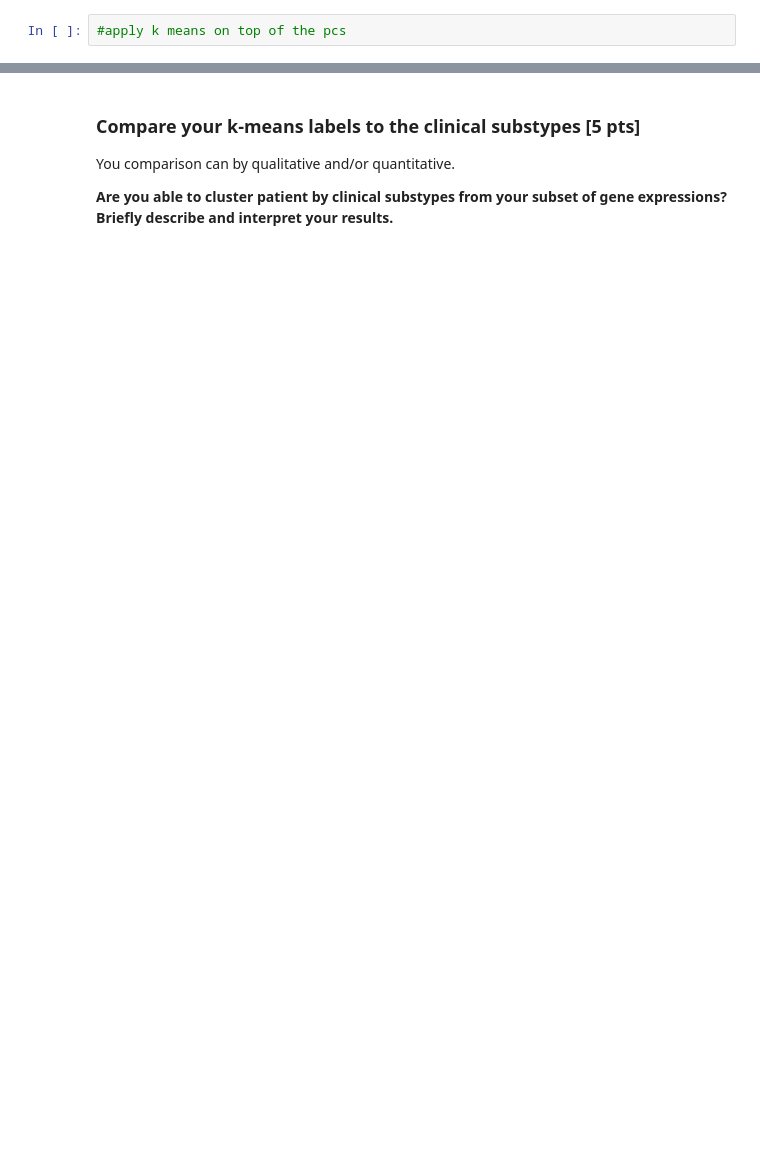
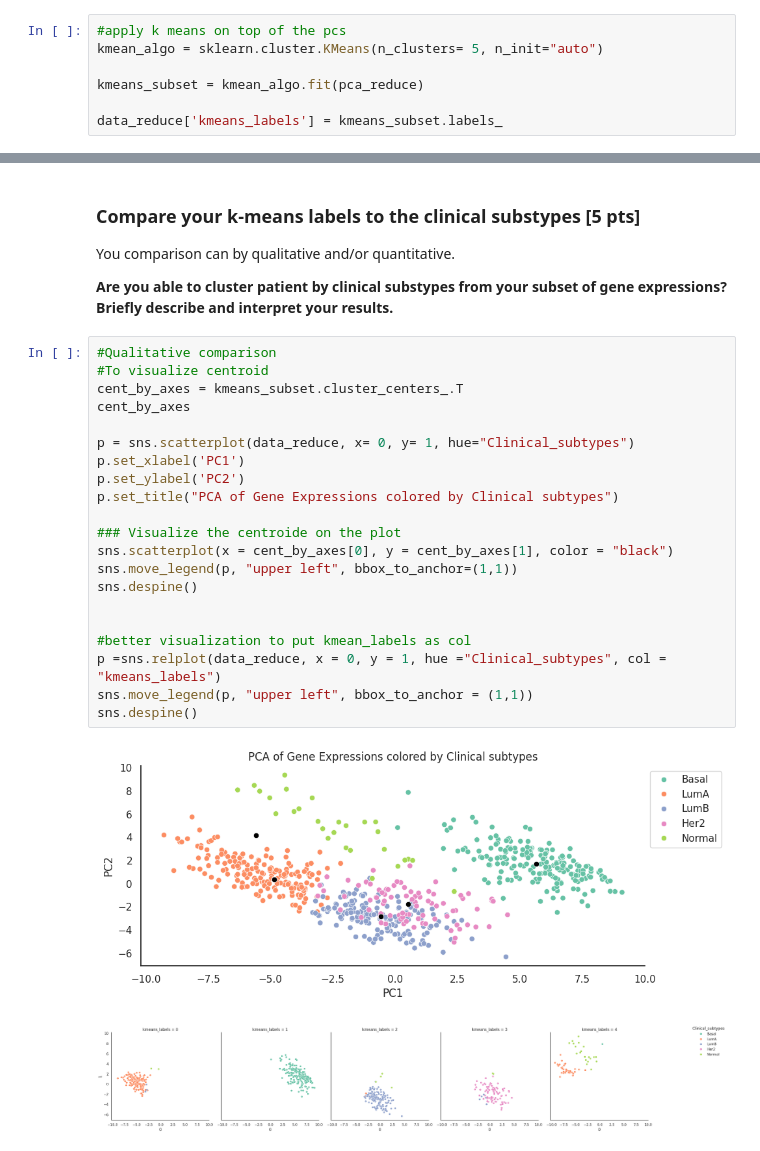
Before and after one commit to melisaFG/S24_data_analysis, a Jupyter notebook: notebooks/exercices_good_practices.ipynb, the cells around one changed output, grey strips where cells are left out. Cells and saved outputs as stored; diff of their text form; blank space fills up the shorter version.

```diff
--- a/notebooks/exercices_good_practices.ipynb
+++ b/notebooks/exercices_good_practices.ipynb
@@ -223,5 +282,10 @@ Do you think the k-means algorithm will be able to accurately cluster patients b
 When applying the K-means, you should use all 25 PCs, generated by your PCA. Add the k-means labels to your reduced dataset.
 # %%
 #apply k means on top of the pcs
+kmean_algo = sklearn.cluster.KMeans(n_clusters= 5, n_init="auto")
+
+kmeans_subset = kmean_algo.fit(pca_reduce)
+
+data_reduce['kmeans_labels'] = kmeans_subset.labels_
 # %% [markdown]
 ### What value of k did you use and why? [2 pt]
@@ -230,3 +298,27 @@ When applying the K-means, you should use all 25 PCs, generated by your PCA. Add
 You comparison can by qualitative and/or quantitative.
 
 **Are you able to cluster patient by clinical substypes from your subset of gene expressions? Briefly describe and interpret your results.**
+# %%
+#Qualitative comparison
+#To visualize centroid
+cent_by_axes = kmeans_subset.cluster_centers_.T
+cent_by_axes
+
+p = sns.scatterplot(data_reduce, x= 0, y= 1, hue="Clinical_subtypes")
+p.set_xlabel('PC1')
+p.set_ylabel('PC2')
+p.set_title("PCA of Gene Expressions colored by Clinical subtypes")
+
+### Visualize the centroide on the plot
+sns.scatterplot(x = cent_by_axes[0], y = cent_by_axes[1], color = "black")
+sns.move_legend(p, "upper left", bbox_to_anchor=(1,1))
+sns.despine()
+
+
+#better visualization to put kmean_labels as col
+p =sns.relplot(data_reduce, x = 0, y = 1, hue ="Clinical_subtypes", col = "kmeans_labels")
+sns.move_legend(p, "upper left", bbox_to_anchor = (1,1))
+sns.despine()
+# %% [output]
+[figure, added]
+[figure, added]
```
Also changed, not shown: parts of 7 cells of this notebook.
